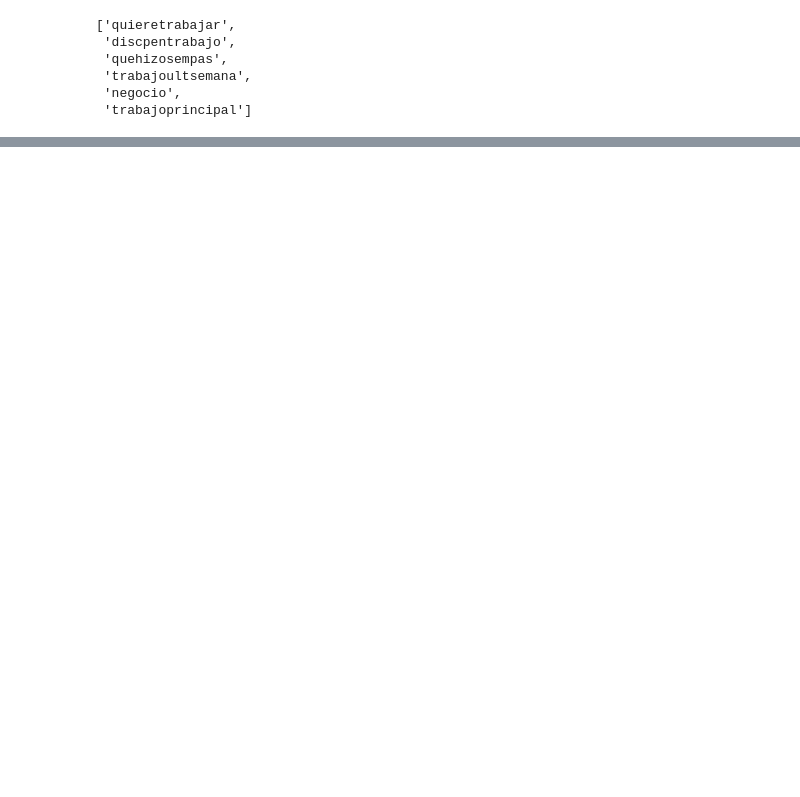
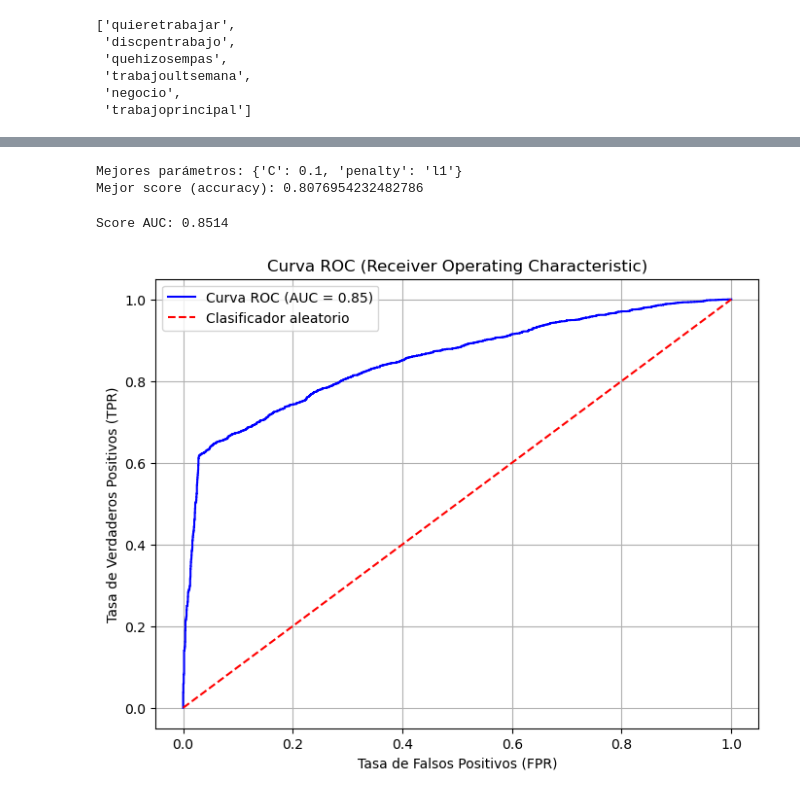
Before and after one commit to RafaelPCh/BigDataUBA-Grupo3, a Jupyter notebook: TpDiscapacidad/Data.ipynb, the cells around one changed output, grey strips where cells are left out. Saved outputs shown, nothing was run; the diff lists cells and outputs as text; code cells hidden in the pictures; blank space fills up the shorter version.

```diff
--- a/TpDiscapacidad/Data.ipynb
+++ b/TpDiscapacidad/Data.ipynb
@@ -245,3 +436,66 @@ Increase the number of iterations (max_iter) or scale the data as shown in:
 Please also refer to the documentation for alternative solver options:
     https://scikit-learn.org/stable/modules/linear_model.html#logistic-regression
   n_iter_i = _check_optimize_result(
+# %%
+log_reg = LogisticRegression(solver='liblinear')
+
+# 2. Define la grilla de hiperparámetros
+# Queremos probar todos estos valores de C combinados con ambas penalizaciones
+param_grid = {
+    'C': [0.01, 0.1, 1, 10, 100],  # Lista de valores de C a probar
+    'penalty': ['l1', 'l2']         # Lista de penalizaciones a probar
+}
+
+# 3. Configura la búsqueda en grilla
+# cv=5 significa que usará validación cruzada de 5 folds
+# scoring='accuracy' (o 'roc_auc', etc.) le dice qué métrica optimizar
+grid_search = GridSearchCV(log_reg, param_grid, cv=5, scoring='accuracy')
+
+# 4. Ejecuta la búsqueda
+# Esto entrenará todos los modelos para cada combinación
+grid_search.fit(X_train, y_train)
+
+# 5. Muestra los mejores parámetros encontrados
+print(f"Mejores parámetros: {grid_search.best_params_}")
+
+# 6. Muestra el mejor score
+print(f"Mejor score (accuracy): {grid_search.best_score_}")
+# %% [output]
+Mejores parámetros: {'C': 0.1, 'penalty': 'l1'}
+Mejor score (accuracy): 0.8076954232482786
+# %%
+from sklearn.metrics import roc_curve, roc_auc_score
+from sklearn.datasets import make_classification
+import matplotlib.pyplot as plt
+
+best_model = grid_search.best_estimator_
+
+# b. Obtener las PROBABILIDADES de predicción sobre el set de PRUEBA
+# .predict_proba() devuelve 2 columnas (prob de clase 0, prob de clase 1)
+# Necesitamos la probabilidad de la clase positiva [:, 1]
+y_pred_proba = best_model.predict_proba(X_test)[:, 1]
+
+# --- 4. CALCULAR Y GRAFICAR LA CURVA ROC (Paso nuevo) 📈 ---
+
+# a. Calcular el score AUC (Area Under the Curve)
+auc_score = roc_auc_score(y_test, y_pred_proba)
+print(f"Score AUC: {auc_score:.4f}")
+
+# b. Calcular los puntos de la curva (FPR, TPR)
+# fpr = False Positive Rate (Tasa de Falsos Positivos)
+# tpr = True Positive Rate (Tasa de Verdaderos Positivos)
+fpr, tpr, thresholds = roc_curve(y_test, y_pred_proba)
+
+# c. Graficar
+plt.figure(figsize=(8, 6))
+plt.plot(fpr, tpr, color='blue', label=f'Curva ROC (AUC = {auc_score:.2f})')
+plt.plot([0, 1], [0, 1], color='red', linestyle='--', label='Clasificador aleatorio') # Línea de referencia
+plt.xlabel('Tasa de Falsos Positivos (FPR)')
+plt.ylabel('Tasa de Verdaderos Positivos (TPR)')
+plt.title('Curva ROC (Receiver Operating Characteristic)')
+plt.legend()
+plt.grid()
+plt.show()
+# %% [output]
+Score AUC: 0.8514
+[figure, added]
```
Also changed, not shown: parts of 32 cells of this notebook.
